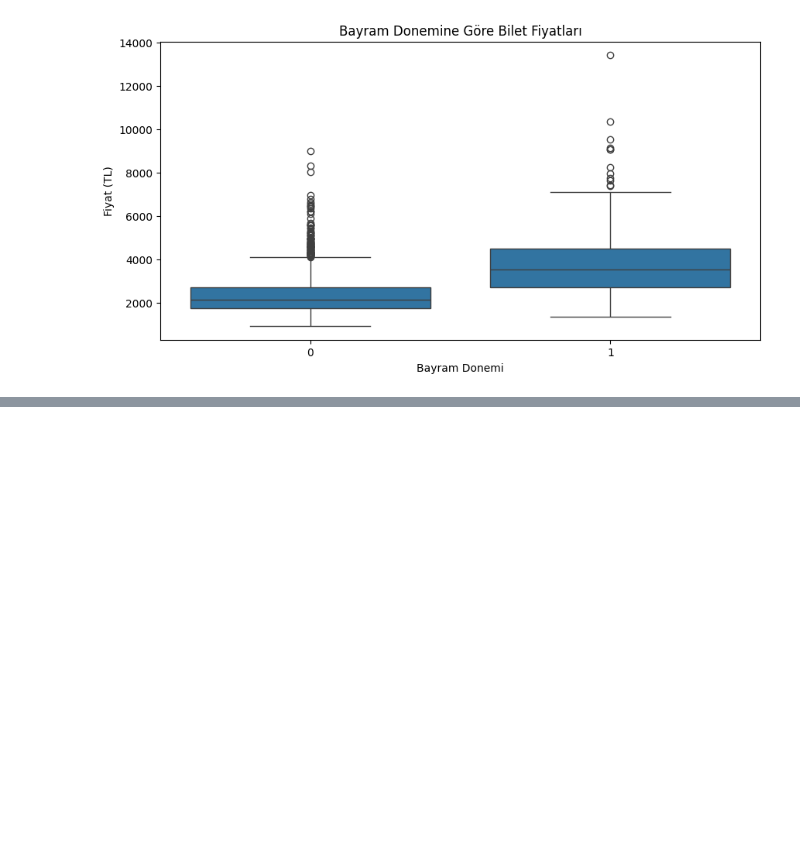
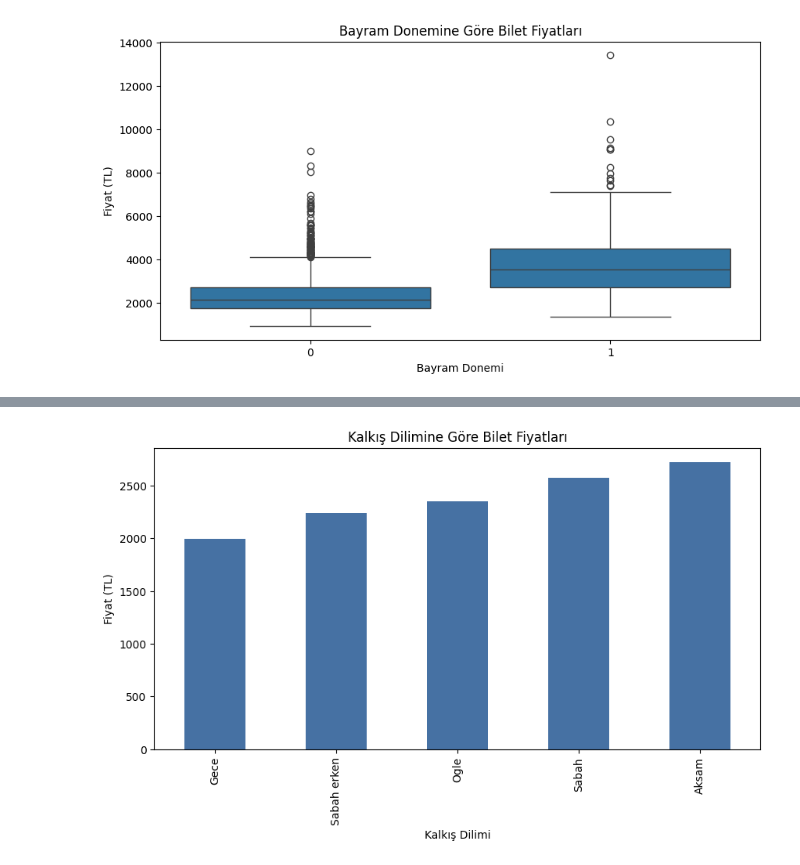
Before and after one commit to europecodingschool/ECS---VB---YZ---08.26, a Jupyter notebook: VB_YZ_Ders_16_.ipynb, the cells around one changed output, grey strips where cells are left out. Saved outputs shown, nothing was run; the diff lists cells and outputs as text; code cells hidden in the pictures; blank space fills up the shorter version.

```diff
--- a/VB_YZ_Ders_16_.ipynb
+++ b/VB_YZ_Ders_16_.ipynb
@@ -139,3 +139,8 @@ plt.ylabel("Fiyat (TL)")
 plt.show()
 # %% [output]
 [figure]
+# %%
+# kalkış dilimine göre fiyat ortalamaları
+dilim_ortalama = veri.groupby("kalkis_dilimi")["fiyat_tl"].mean().round(0)
+dilim_ortalama = dilim_ortalama.sort_values()
+print(dilim_ortalama)
@@ -141,0 +155,9 @@ plt.show()
+# %%
+plt.figure(figsize=(10,5))
+dilim_ortalama.plot(kind="bar", color="#4671A3")
+plt.title("Kalkış Dilimine Göre Bilet Fiyatları")
+plt.xlabel("Kalkış Dilimi")
+plt.ylabel("Fiyat (TL)")
+plt.show()
+# %% [output]
+[figure, added]
```
Also changed, not shown: parts of 11 cells of this notebook.
